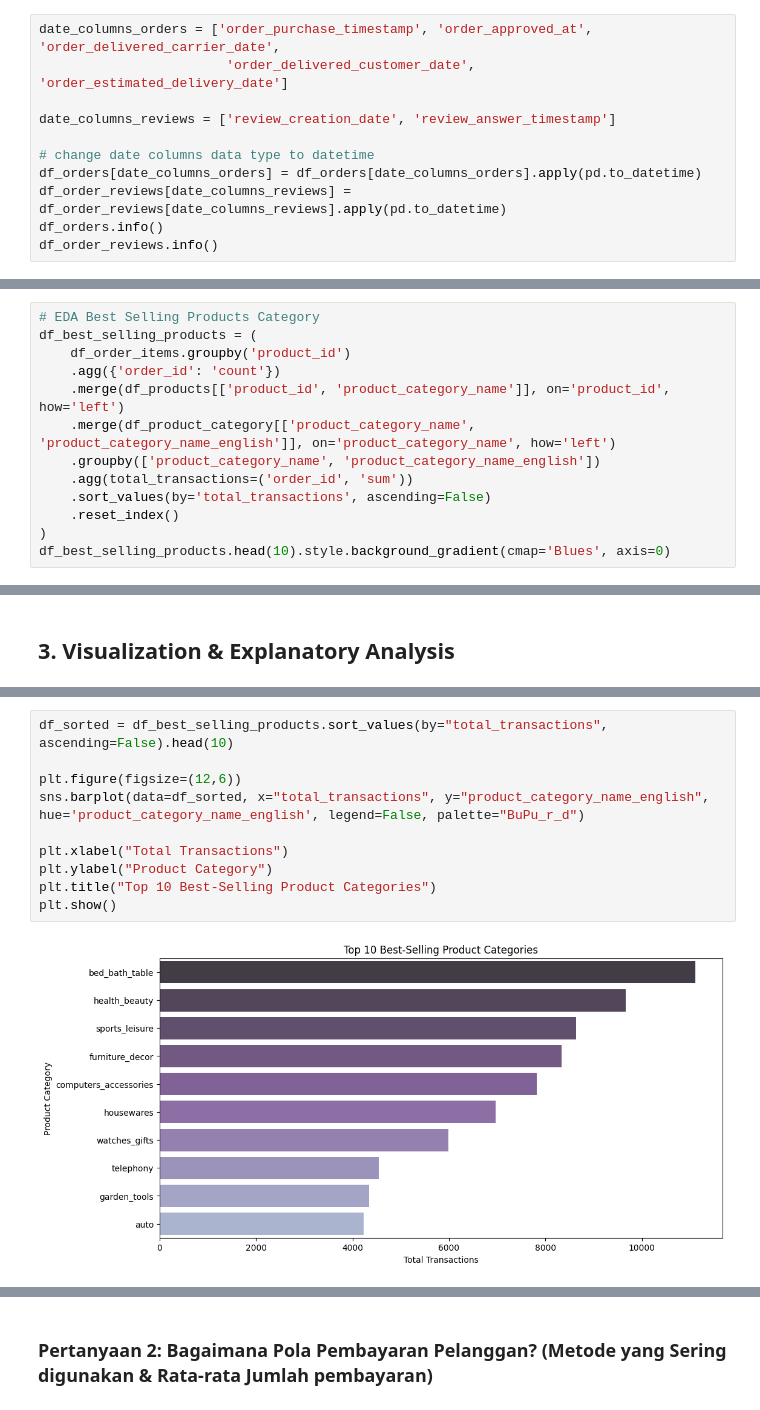
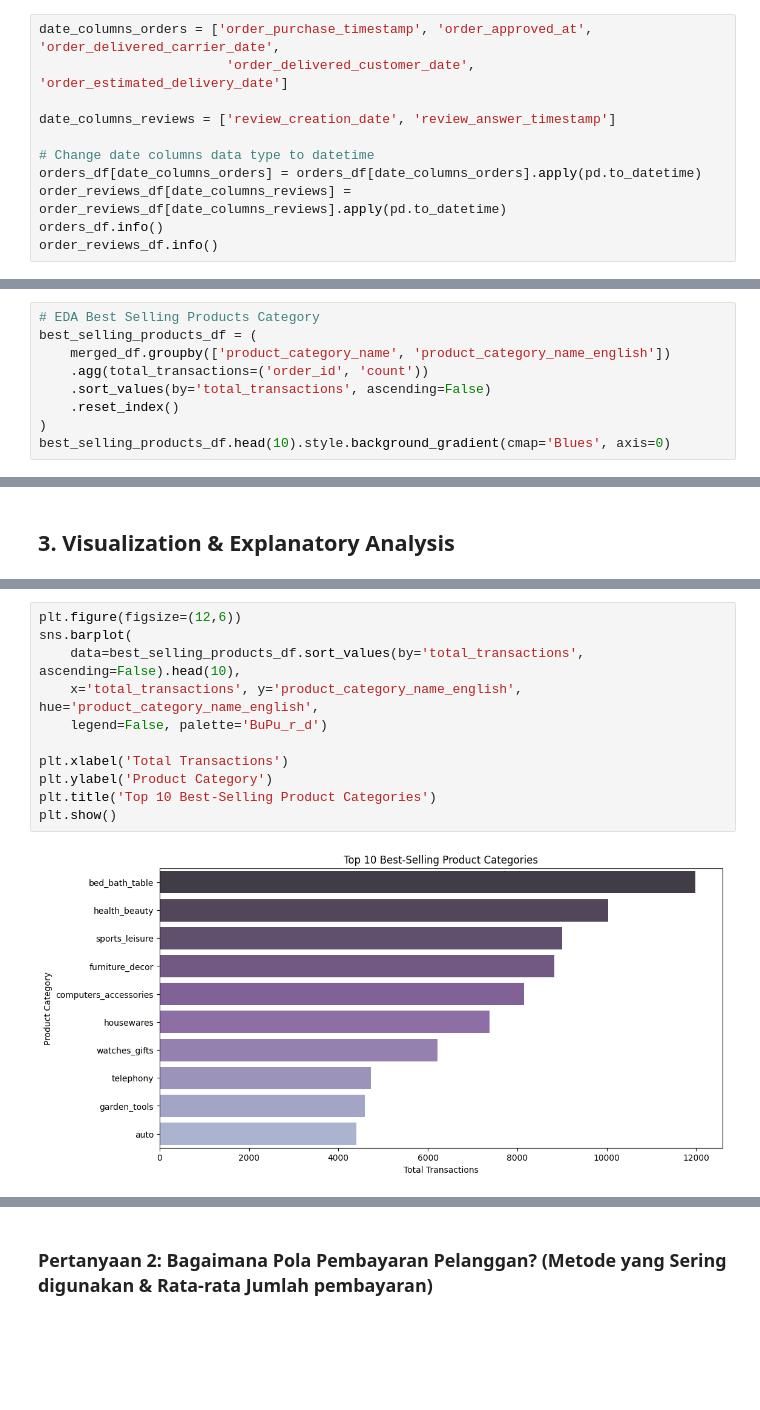
Before and after one commit to Azerif/Brazilian-E-Commerce-Public-Dataset-Analysis, a Jupyter notebook: notebook.ipynb, the cells around one changed output, grey strips where cells are left out. Drawn from its saved outputs; the diff is of its cells as text; blank space fills up the shorter version.

```diff
--- a/notebook.ipynb
+++ b/notebook.ipynb
@@ -290,11 +286,11 @@ date_columns_orders = ['order_purchase_timestamp', 'order_approved_at', 'order_d
 
 date_columns_reviews = ['review_creation_date', 'review_answer_timestamp']
 
-# change date columns data type to datetime
-df_orders[date_columns_orders] = df_orders[date_columns_orders].apply(pd.to_datetime)
-df_order_reviews[date_columns_reviews] = df_order_reviews[date_columns_reviews].apply(pd.to_datetime)
-df_orders.info()
-df_order_reviews.info()
+# Change date columns data type to datetime
+orders_df[date_columns_orders] = orders_df[date_columns_orders].apply(pd.to_datetime)
+order_reviews_df[date_columns_reviews] = order_reviews_df[date_columns_reviews].apply(pd.to_datetime)
+orders_df.info()
+order_reviews_df.info()
 # %% [output]
 <class 'pandas.core.frame.DataFrame'>
 RangeIndex: 99441 entries, 0 to 99440
@@ -373,16 +409,12 @@ Jumlah duplikasi pada dataset geolocation: 0
 ### Eksplorasi kategori produk dengan jumlah transaksi terbanyak
 # %%
 # EDA Best Selling Products Category
-df_best_selling_products = (
-    df_order_items.groupby('product_id')
-    .agg({'order_id': 'count'})
-    .merge(df_products[['product_id', 'product_category_name']], on='product_id', how='left')
-    .merge(df_product_category[['product_category_name', 'product_category_name_english']], on='product_category_name', how='left')
-    .groupby(['product_category_name', 'product_category_name_english'])
-    .agg(total_transactions=('order_id', 'sum'))
+best_selling_products_df = (
+    merged_df.groupby(['product_category_name', 'product_category_name_english'])
+    .agg(total_transactions=('order_id', 'count'))
     .sort_values(by='total_transactions', ascending=False)
     .reset_index()
 )
-df_best_selling_products.head(10).style.background_gradient(cmap='Blues', axis=0)
+best_selling_products_df.head(10).style.background_gradient(cmap='Blues', axis=0)
 # %% [output]
 |  | product_category_name | product_category_name_english | total_transactions |
@@ -571,12 +596,13 @@ Terdapat kurang lebih 7% pesanan yang mengalami keterlambatan dalam pengiriman
 # %%
-df_sorted = df_best_selling_products.sort_values(by="total_transactions", ascending=False).head(10)
+plt.figure(figsize=(12,6))
+sns.barplot(
+    data=best_selling_products_df.sort_values(by='total_transactions', ascending=False).head(10),
+    x='total_transactions', y='product_category_name_english', hue='product_category_name_english',
+    legend=False, palette='BuPu_r_d')
 
-plt.figure(figsize=(12,6))
-sns.barplot(data=df_sorted, x="total_transactions", y="product_category_name_english", hue='product_category_name_english', legend=False, palette="BuPu_r_d")
-
-plt.xlabel("Total Transactions")
-plt.ylabel("Product Category")
-plt.title("Top 10 Best-Selling Product Categories")
+plt.xlabel('Total Transactions')
+plt.ylabel('Product Category')
+plt.title('Top 10 Best-Selling Product Categories')
 plt.show()
 # %% [output]
-[figure, old version]
+[figure, new version]
```
Also changed, not shown: parts of 48 cells of this notebook, 3 other files.
